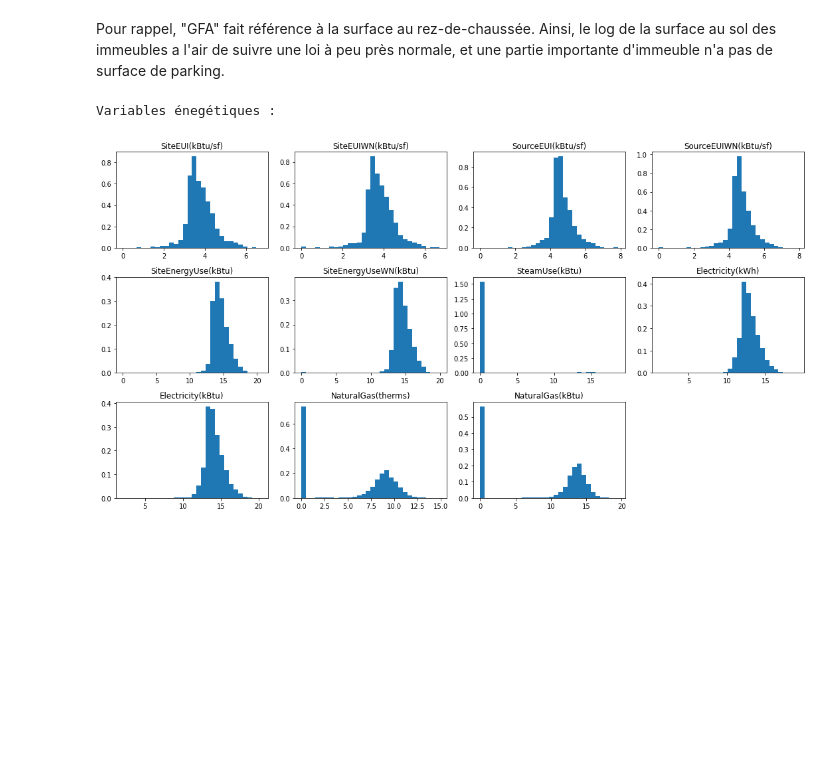
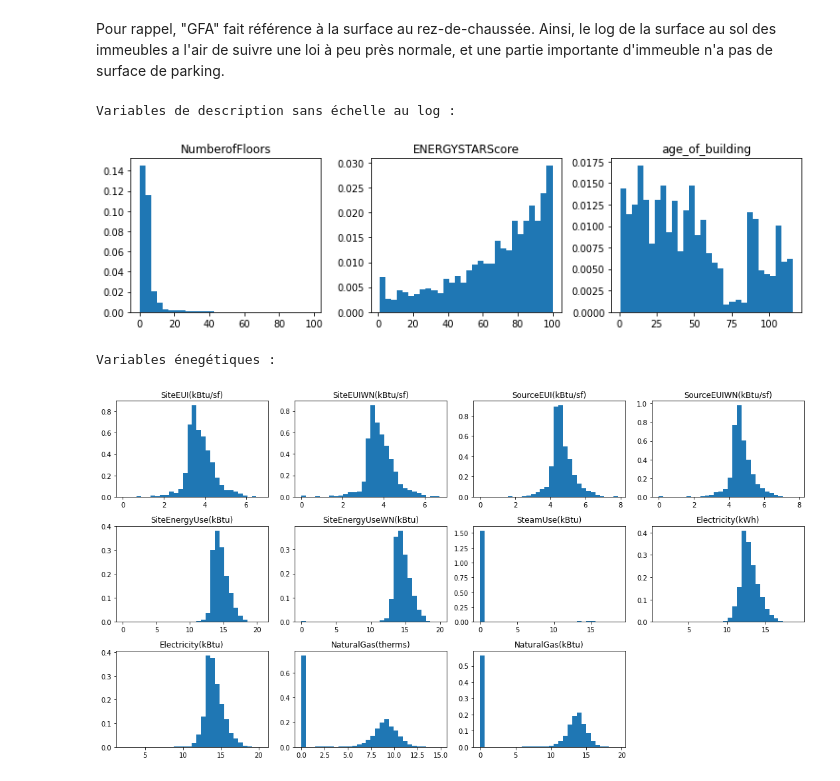
Before and after one commit to ClaireGayral/formation_openclassroom, a Jupyter notebook: P3_gayral_claire/preprocess.ipynb, the cells around one changed output. Drawn from its saved outputs; the diff is of its cells as text; code cells hidden in the pictures; blank space fills up the shorter version.

```diff
--- a/P3_gayral_claire/preprocess.ipynb
+++ b/P3_gayral_claire/preprocess.ipynb
@@ -519,5 +519,12 @@ Variables de description :
 # %% [markdown]
 Pour rappel, "GFA" fait référence à la surface au rez-de-chaussée. Ainsi, le log de la surface au sol des immeubles a l'air de suivre une loi à peu près normale, et une partie importante d'immeuble n'a pas de surface de parking.
+# %%
+print("Variables de description sans échelle au log :")
+univariate_analysis.plot_multi_hist(data, ["ENERGYSTARScore", "age_of_building", "NumberofFloors"],
+                                    figsize=(14,3))
+# %% [output]
+Variables de description sans échelle au log :
+[figure, added]
 # %%
 print("Variables énegétiques :")
 univariate_analysis.plot_multi_hist(num_data_log, energy_var, figsize=(15,8))
```
Also changed, not shown: parts of 16 cells of this notebook.
